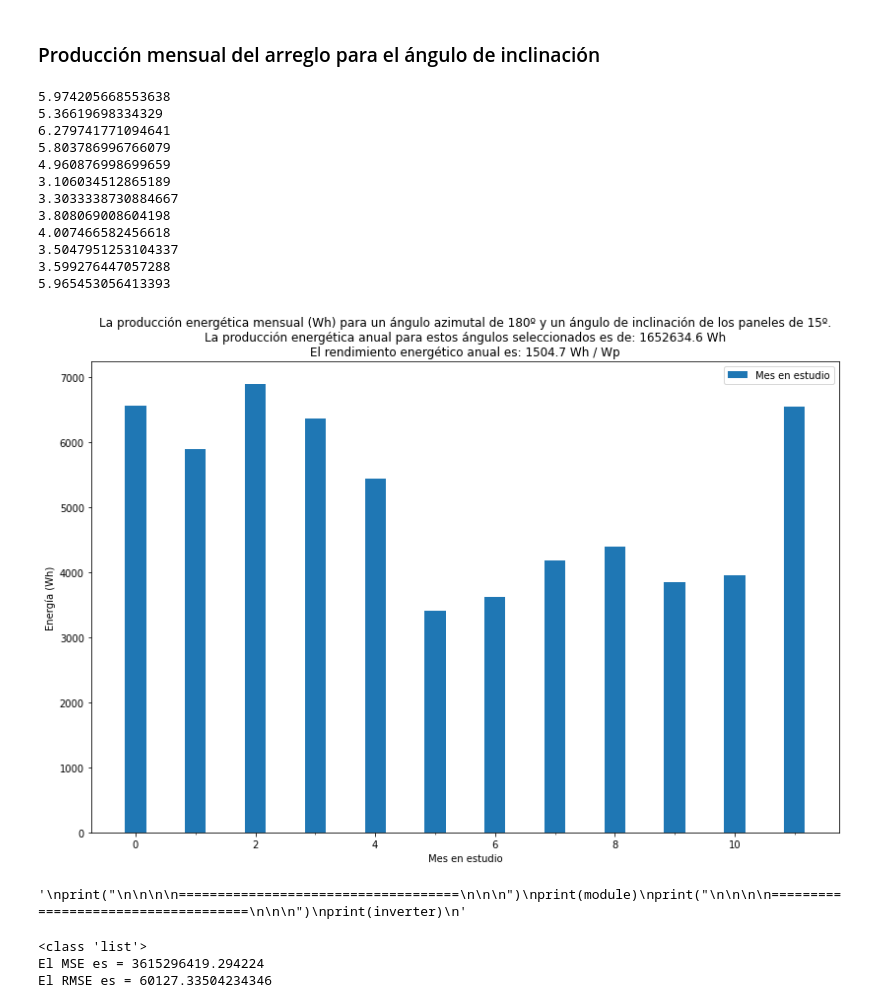
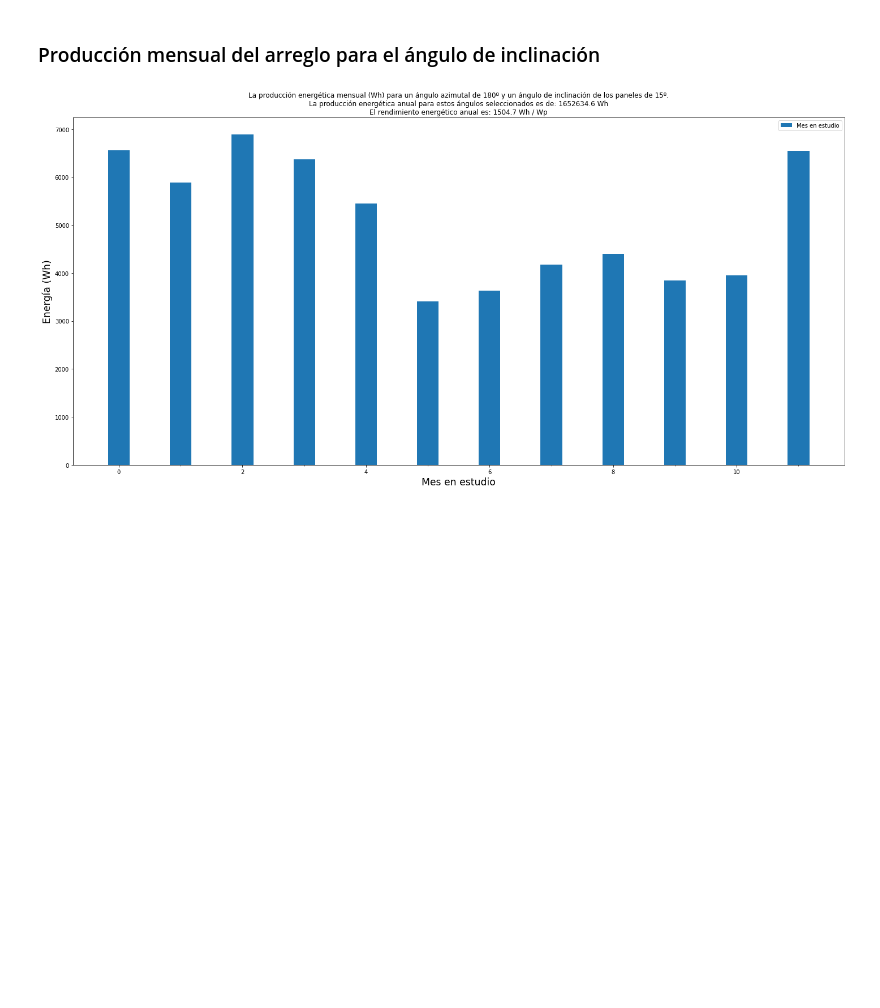
Before and after one commit to MGonzalez506/Dimensionamiento_PV, a Jupyter notebook: Simulación_y_Dimensionamiento.ipynb, the cells around one changed output. Saved outputs shown, nothing was run; the diff lists cells and outputs as text; code cells hidden in the pictures; blank space fills up the shorter version.

```diff
--- a/Simulación_y_Dimensionamiento.ipynb
+++ b/Simulación_y_Dimensionamiento.ipynb
@@ -62,14 +68,13 @@ from rdtools import get_clearsky_tamb
 # %%
-fig_size = plt.rcParams["figure.figsize"]
-fig_size[0]=12
-fig_size[1]=8
-plt.rcParams["figure.figsize"] = fig_size
-
 site_tz='America/Costa_Rica'
 site_lat = 9.84950
 site_lon = -83.91289
 site_name = 'Moren Centro de acondicionamiento Físico'
 site_alt = 1425
+
+coordinates = [
+               (site_lat,site_lon,site_name,site_alt,site_tz)
+]
 
 glosario = {
       'sapm':'Sandia PV Array Performance Model',
@@ -83,19 +88,3 @@ glosario = {
       'dni_extra':'Porcentaje de radiación extra',
       'POA':'Plane of Array'
       }
-
-#Get modules & inverters
-sandia_modules = pvlib.pvsystem.retrieve_sam('SandiaMod')
-sapm_inverters = pvlib.pvsystem.retrieve_sam('CECInverter')
-
-module = (sandia_modules['Canadian_Solar_CS5P_220M___2009_'])
-#inverter = sapm_inverters['ABB__MICRO_0_25_I_OUTD_US_208__208V_']
-inverter = sapm_inverters['PV_Powered__PVP1100']
-temperature_model_parameters = pvlib.temperature.TEMPERATURE_MODEL_PARAMETERS['sapm']['open_rack_glass_glass']
-
-tmys = []
-selected_months = []
-
-coordinates = [
-               (site_lat,site_lon,site_name,site_alt,site_tz)
-]
@@ -244,74 +240,34 @@ plt.show()
 # %%
 #print(last_ac.keys())
 estudio_por_mes = {}
 for i in selected_months:
   this_year = i['year']
   this_month = i['month']
   mes = str(this_year) + '-' + str(this_month) + '-01'
   x = selected_data.loc[mes:mes]
   sumatoria = x.sum()
   estudio_por_mes[mes] = float(sumatoria)
 
 potencia_maxima_del_panel = module['Impo'] * module['Vmpo'] * string_config
-for month_energy in estudio_por_mes:
-  print(estudio_por_mes[month_energy]/potencia_maxima_del_panel)
+#for month_energy in estudio_por_mes: print(estudio_por_mes[month_energy]/potencia_maxima_del_panel)
 estudio_por_mes = pd.Series(estudio_por_mes)
 #print(selected_data_annual_energy)
 
 labels = ['Ene', 'Feb', 'Mar', 'Abr', 'May', 'Jun', 'Jul', 'Ago', 'Set', 'Oct', 'Nov', 'Dic']
 #labels = estudio_por_mes.keys()
 x = np.arange(len(labels))
 width = 0.35
 
-fig, ax = plt.subplots()
+fig, ax = plt.subplots(figsize=(20,10))
 rect1 = ax.bar(x, estudio_por_mes, width, label='Mes en estudio')
 
-ax.set_xlabel('Mes en estudio')
-ax.set_ylabel('Energía (Wh)')
+ax.set_xlabel('Mes en estudio', fontsize='xx-large')
+ax.set_ylabel('Energía (Wh)', fontsize='xx-large')
 ax.set_title('La producción energética mensual (Wh) para un ángulo azimutal de ' + str(selected_azimuth_angle) + 'º y un ángulo de inclinación de los paneles de ' + str(selected_tilt_angle) + 'º.\nLa producción energética anual para estos ángulos seleccionados es de: ' + str(selected_data_annual_energy.round(1)) + ' Wh\nEl rendimiento energético anual es: ' + str((selected_data_annual_energy/potencia_maxima_del_panel).round(1)) + ' Wh / Wp')
 ax.set_xticks(x, labels)
 ax.legend()
 #ax.bar_label(rect1, paadding=3)
 fig.tight_layout()
 plt.show()
-"""
-print("\n\n\n\n====================================\n\n\n")
-print(module)
-print("\n\n\n\n====================================\n\n\n")
-print(inverter)
-"""
 # %% [output]
-5.974205668553638
-5.36619698334329
-6.279741771094641
-5.803786996766079
-4.960876998699659
-3.106034512865189
-3.3033338730884667
-3.808069008604198
-4.007466582456618
-3.5047951253104337
-3.599276447057288
-5.965453056413393
-[figure, old version]
+[figure, new version]
-'\nprint("\n\n\n\n====================================\n\n\n")\nprint(module)\nprint("\n\n\n\n====================================\n\n\n")\nprint(inverter)\n'
-# %%
-#Obtener el valor máximo de producción energética anual
-energy_max = energies.max()
-#Crear un vector de comparación utilizando el valor máximo de producción energética,
-#como parámetro de comparación para obtener los MSE y RMSE
-max_energy_vector = []
-max_energy_vector_4_data = []
-for i in range (0,12): max_energy_vector.append(energy_max)
-print(type(max_energy_vector))
-for i in range (0,12): max_energy_vector_4_data.append(energy_max)
-max_energy_vector_4_data =[energy_max,energy_max,energy_max,energy_max]
-mean_bias_error = MBE(max_energy_vector,energies)
-MSE = np.square(np.subtract(max_energy_vector,energies)).mean()
-print("El MSE es = " + str(MSE))
-RMSE = math.sqrt(MSE)
-print("El RMSE es = " + str(RMSE))
-# %% [output]
-<class 'list'>
-El MSE es = 3615296419.294224
-El RMSE es = 60127.33504234346
```
Also changed, not shown: parts of 15 cells of this notebook.
